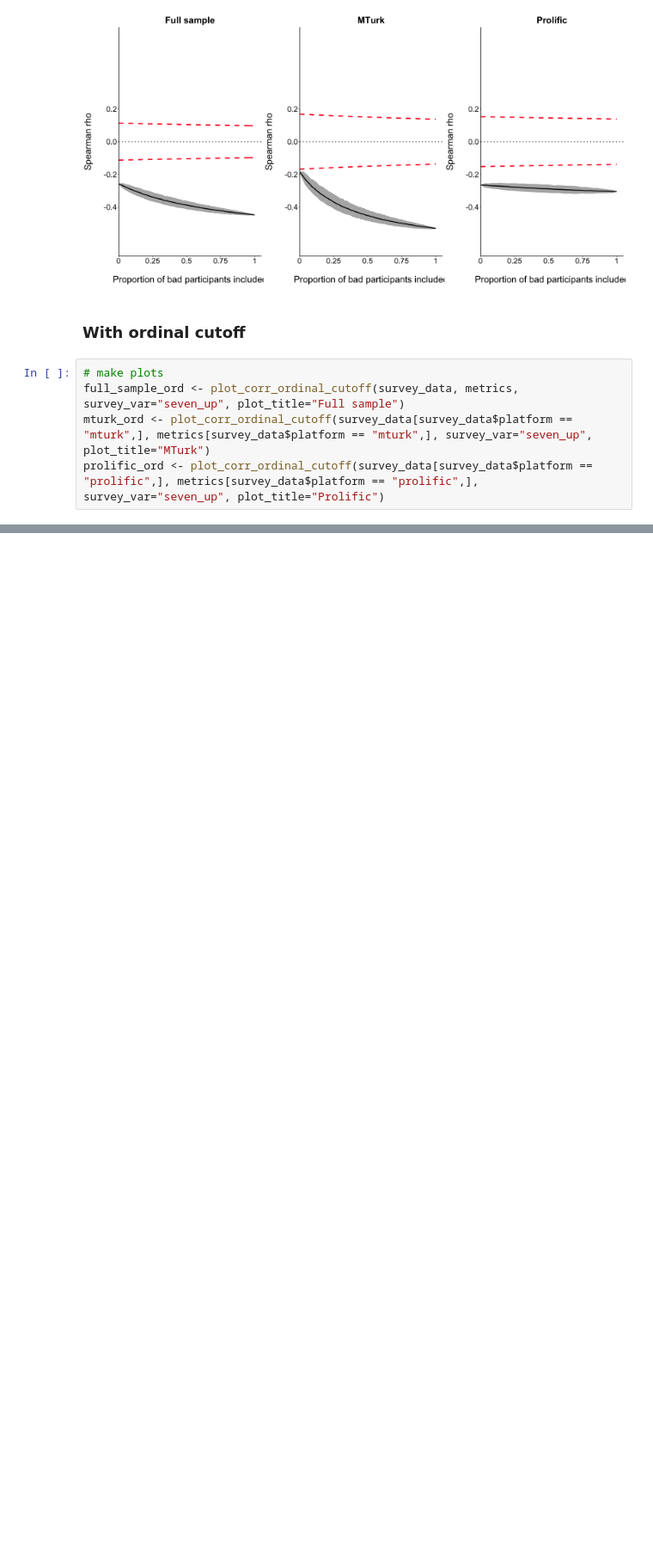
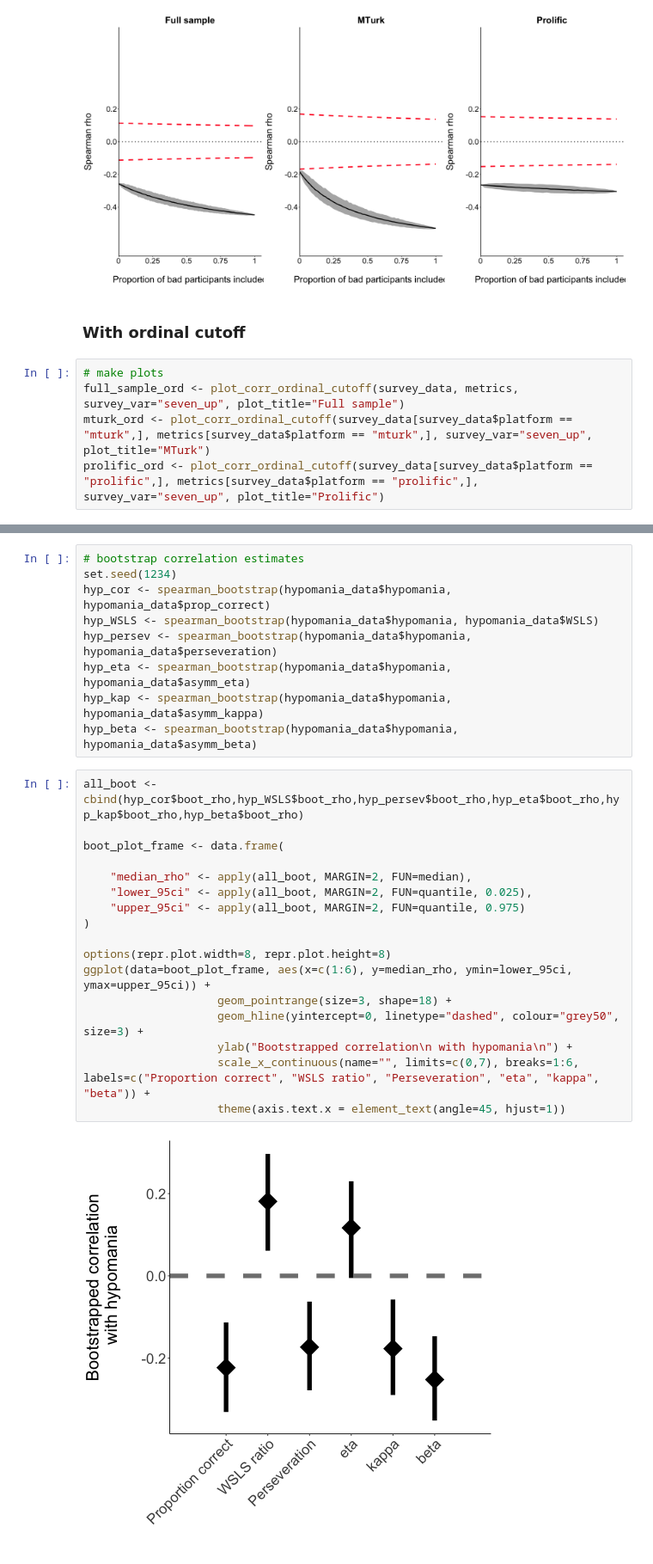
Before and after one commit to nivlab/sciops, a Jupyter notebook: analysis/notebooks/03_Correlations.ipynb, the cells around one changed output, grey strips where cells are left out. Shown at 86% size. Cells and saved outputs as stored; diff of their text form; blank space fills up the shorter version.

```diff
--- a/analysis/notebooks/03_Correlations.ipynb
+++ b/analysis/notebooks/03_Correlations.ipynb
@@ -146,0 +305,28 @@ grid.arrange(full_sample_ord, mturk_ord, prolific_ord, nrow=1)
+# %%
+# bootstrap correlation estimates
+set.seed(1234)
+hyp_cor <- spearman_bootstrap(hypomania_data$hypomania, hypomania_data$prop_correct)
+hyp_WSLS <- spearman_bootstrap(hypomania_data$hypomania, hypomania_data$WSLS)
+hyp_persev <- spearman_bootstrap(hypomania_data$hypomania, hypomania_data$perseveration)
+hyp_eta <- spearman_bootstrap(hypomania_data$hypomania, hypomania_data$asymm_eta)
+hyp_kap <- spearman_bootstrap(hypomania_data$hypomania, hypomania_data$asymm_kappa)
+hyp_beta <- spearman_bootstrap(hypomania_data$hypomania, hypomania_data$asymm_beta)
+# %%
+all_boot <- cbind(hyp_cor$boot_rho,hyp_WSLS$boot_rho,hyp_persev$boot_rho,hyp_eta$boot_rho,hyp_kap$boot_rho,hyp_beta$boot_rho)
+
+boot_plot_frame <- data.frame(
+
+    "median_rho" <- apply(all_boot, MARGIN=2, FUN=median),
+    "lower_95ci" <- apply(all_boot, MARGIN=2, FUN=quantile, 0.025),
+    "upper_95ci" <- apply(all_boot, MARGIN=2, FUN=quantile, 0.975)
+)
+
+options(repr.plot.width=8, repr.plot.height=8)
+ggplot(data=boot_plot_frame, aes(x=c(1:6), y=median_rho, ymin=lower_95ci, ymax=upper_95ci)) +
+                    geom_pointrange(size=3, shape=18) +
+                    geom_hline(yintercept=0, linetype="dashed", colour="grey50", size=3) +
+                    ylab("Bootstrapped correlation\n with hypomania\n") +
+                    scale_x_continuous(name="", limits=c(0,7), breaks=1:6, labels=c("Proportion correct", "WSLS ratio", "Perseveration", "eta", "kappa", "beta")) +
+                    theme(axis.text.x = element_text(angle=45, hjust=1))
+# %% [output]
+[figure, added]
```
Also changed, not shown: parts of 11 cells of this notebook.
